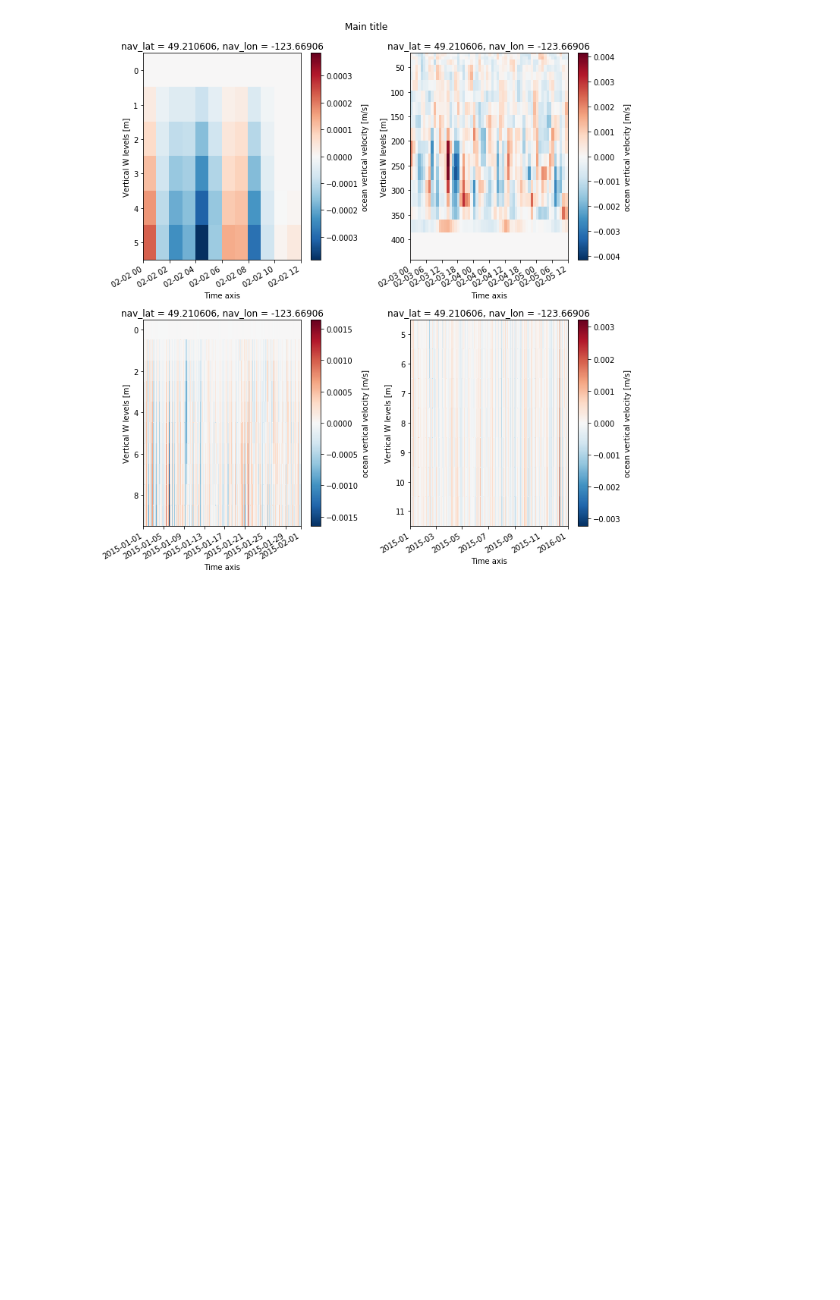
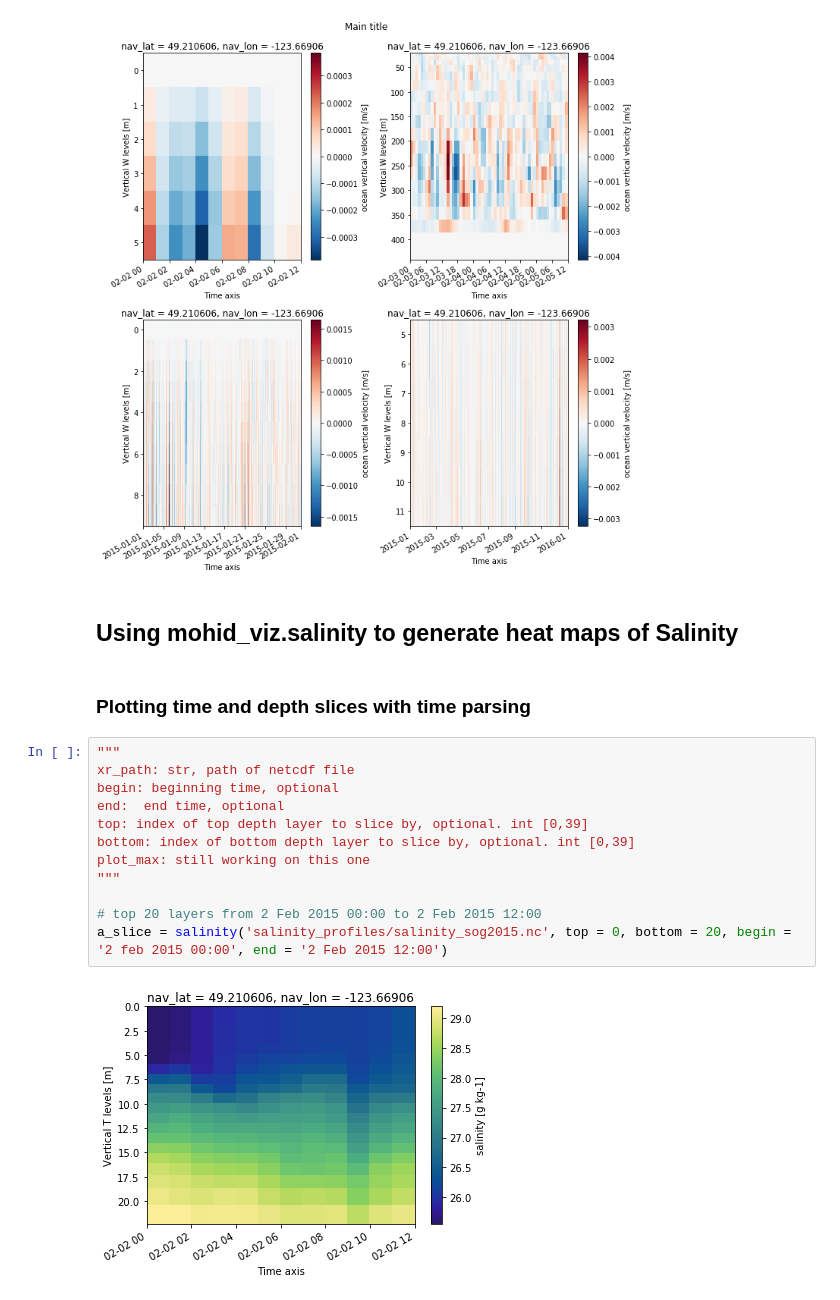
Before and after one commit to ambhudia/analysis-ashutosh, a Jupyter notebook: mohid_viz.ipynb, the cells around one changed output. Drawn from its saved outputs; the diff is of its cells as text; blank space fills up the shorter version.

Commit message:
added salinity class. added example of use to mohid_viz.ipynb

```diff
--- a/mohid_viz.ipynb
+++ b/mohid_viz.ipynb
@@ -61,3 +61,21 @@ plt.suptitle('Main title', y=1.02)
 plt.tight_layout()
 # %% [output]
 [figure]
+# %% [markdown]
+<h2>Using mohid_viz.salinity to generate heat maps of Salinity</h2>
+# %% [markdown]
+<h3>Plotting time and depth slices with time parsing</h3>
+# %%
+"""
+xr_path: str, path of netcdf file
+begin: beginning time, optional
+end:  end time, optional
+top: index of top depth layer to slice by, optional. int [0,39]
+bottom: index of bottom depth layer to slice by, optional. int [0,39]
+plot_max: still working on this one
+"""
+
+# top 20 layers from 2 Feb 2015 00:00 to 2 Feb 2015 12:00
+a_slice = salinity('salinity_profiles/salinity_sog2015.nc', top = 0, bottom = 20, begin = '2 feb 2015 00:00', end = '2 Feb 2015 12:00')
+# %% [output]
+[figure, added]
```
Also changed, not shown: parts of 3 cells of this notebook, 1 other file.
